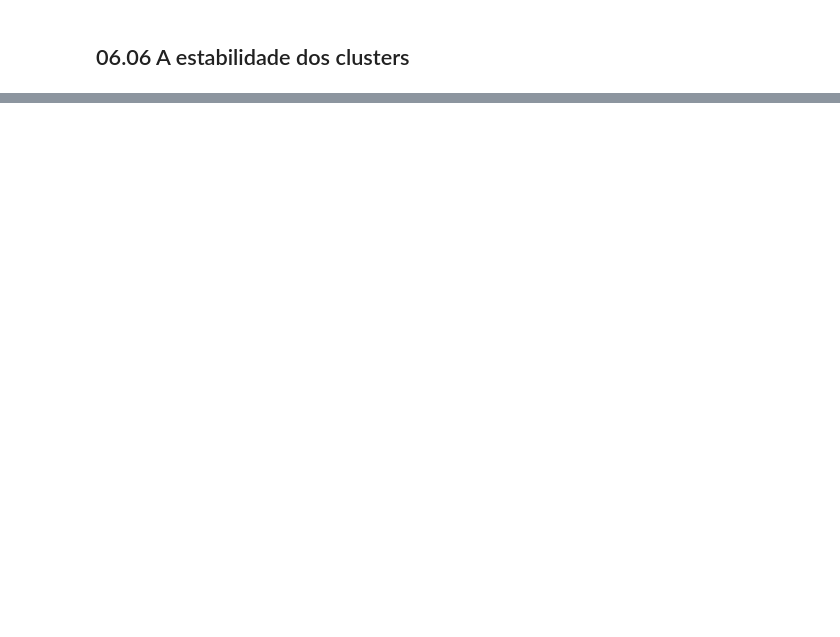
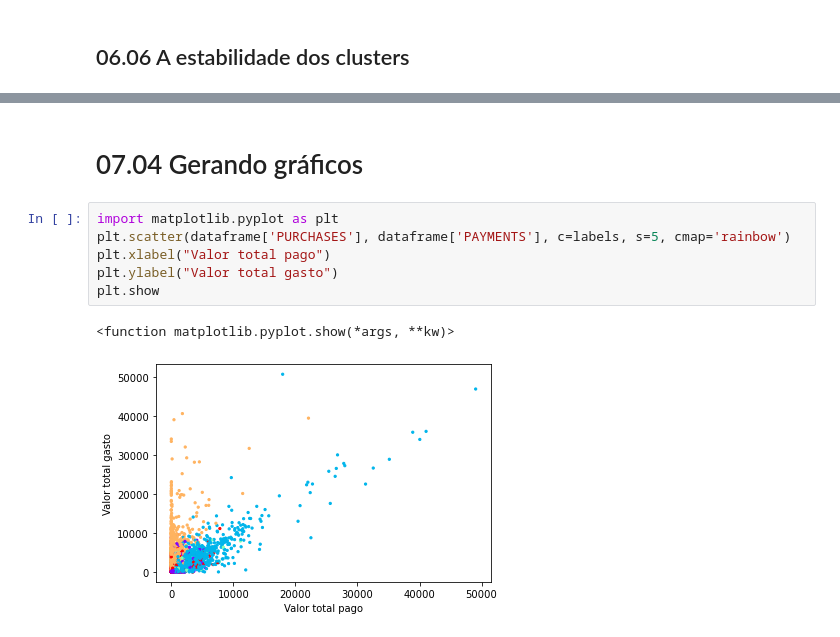
Before and after one commit to yorinori/Alura, a Jupyter notebook: Clustering_extraindo-padroes-de-dados/Notebook-cartao-de-credito.ipynb, the cells around one changed output, grey strips where cells are left out. Drawn from its saved outputs; the diff is of its cells as text; blank space fills up the shorter version.

Commit message:
07.04 Gerando gráficos

```diff
--- a/Clustering_extraindo-padroes-de-dados/Notebook-cartao-de-credito.ipynb
+++ b/Clustering_extraindo-padroes-de-dados/Notebook-cartao-de-credito.ipynb
@@ -316,0 +317,11 @@ print(s3, dbs3, calinski3)
+# %% [markdown]
+# 07.04 Gerando gráficos
+# %%
+import matplotlib.pyplot as plt
+plt.scatter(dataframe['PURCHASES'], dataframe['PAYMENTS'], c=labels, s=5, cmap='rainbow')
+plt.xlabel("Valor total pago")
+plt.ylabel("Valor total gasto")
+plt.show
+# %% [output]
+<function matplotlib.pyplot.show(*args, **kw)>
+[figure, added]
```
Also changed, not shown: parts of 9 cells of this notebook.
